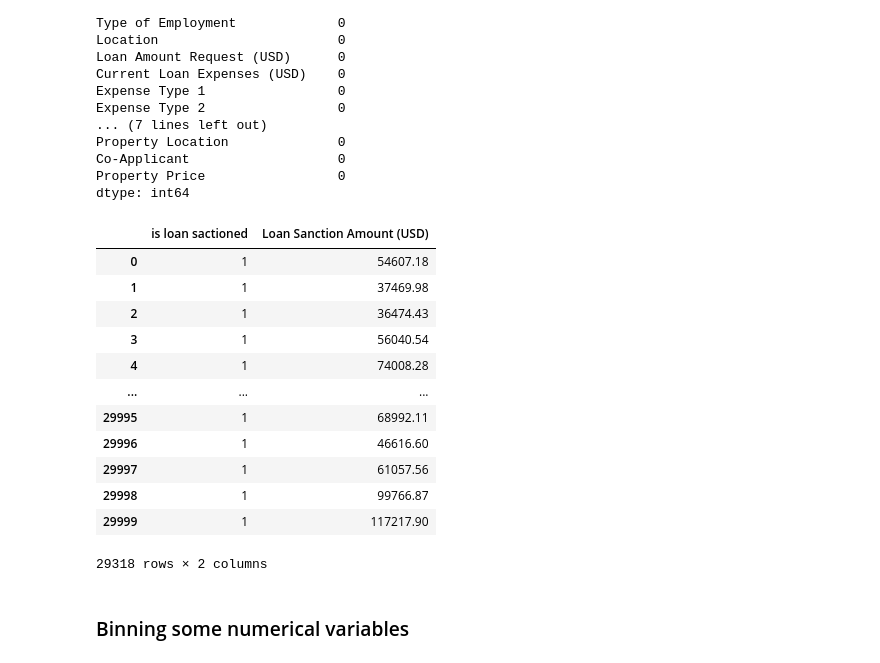
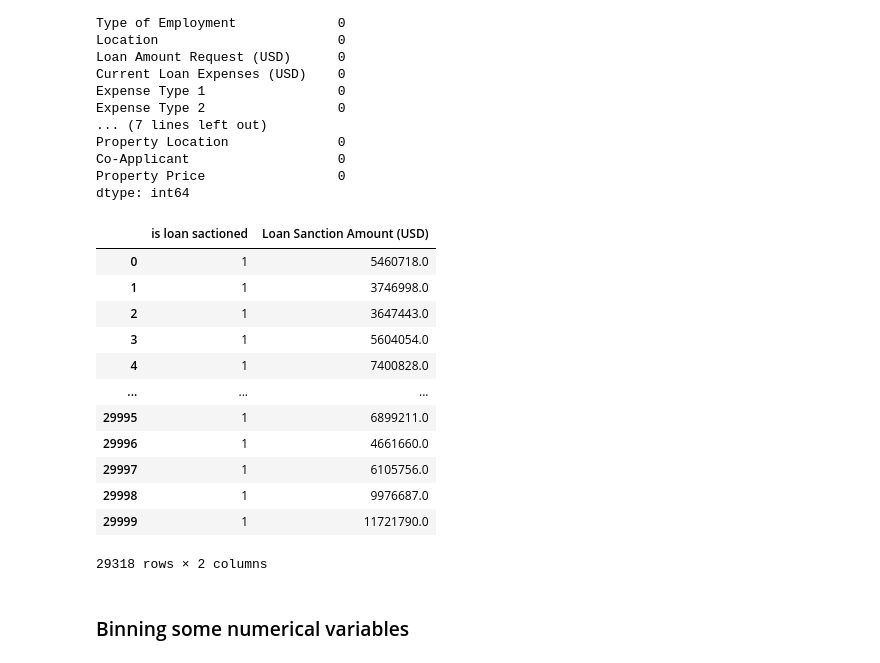
Before and after one commit to abhishekvraman/PythonCodes, a Jupyter notebook: practice.ipynb, the cells around one changed output. Saved outputs shown, nothing was run; the diff lists cells and outputs as text; code cells hidden in the pictures.

```diff
--- a/practice.ipynb
+++ b/practice.ipynb
@@ -478,6 +477,11 @@ df = test[test['Income (USD)'].isna()][['Income (USD)']]
 df2 = test[~test['Income (USD)'].isna()][['Income (USD)','Type of Employment']]
 for i in df.index:
     test.loc[i,'Income (USD)'] = df2[(df2['Type of Employment'] == test.at[i,'Type of Employment'])]['Income (USD)'].mean()
+# %%
+train = train[train['Income (USD)']<40000]
+test = test[test['Income (USD)']<40000]
+while train['Income (USD)'].min()>test['Income (USD)'].min():
+    test.loc[test['Income (USD)']==test['Income (USD)'].min(),'Income (USD)'] = train['Income (USD)'].min()
 # %%
 train.isnull().sum()
 # %% [output]
@@ -516,6 +520,7 @@ Name: Loan Sanction Amount (USD), Length: 21449, dtype: int64
 # %%
 train['Loan Sanction Amount (USD)'] = train['Loan Sanction Amount (USD)'].replace(-999,np.nan)
 train = train.dropna(subset=['Loan Sanction Amount (USD)'])
+train['Loan Sanction Amount (USD)'] = train['Loan Sanction Amount (USD)']*100
 # %%
 test.isnull().sum()
 # %% [output]
@@ -537,23 +542,25 @@ Co-Applicant                   0
 Property Price                 0
 dtype: int64
 # %%
+train['Loan Amount Request (USD)'] = train['Loan Amount Request (USD)'] * 100
+test['Loan Amount Request (USD)'] = test['Loan Amount Request (USD)'] * 100
 train['Loan Saction Fraction'] = round(train['Loan Sanction Amount (USD)']/train['Loan Amount Request (USD)'],3)
 train['is loan sactioned'] = 0
 train.loc[(train['Loan Sanction Amount (USD)'] > 0), ('is loan sactioned')] = 1
 train[['is loan sactioned','Loan Sanction Amount (USD)']]
 # %% [output]
 |  | is loan sactioned | Loan Sanction Amount (USD) |
-| 0 | 1 | 54607.18 |
-| 1 | 1 | 37469.98 |
-| 2 | 1 | 36474.43 |
-| 3 | 1 | 56040.54 |
-| 4 | 1 | 74008.28 |
+| 0 | 1 | 5460718.0 |
+| 1 | 1 | 3746998.0 |
+| 2 | 1 | 3647443.0 |
+| 3 | 1 | 5604054.0 |
+| 4 | 1 | 7400828.0 |
 | ... | ... | ... |
-| 29995 | 1 | 68992.11 |
-| 29996 | 1 | 46616.60 |
-| 29997 | 1 | 61057.56 |
-| 29998 | 1 | 99766.87 |
-| 29999 | 1 | 117217.90 |
+| 29995 | 1 | 6899211.0 |
+| 29996 | 1 | 4661660.0 |
+| 29997 | 1 | 6105756.0 |
+| 29998 | 1 | 9976687.0 |
+| 29999 | 1 | 11721790.0 |
 29318 rows × 2 columns
 # %% [markdown]
 ### Binning some numerical variables
```
Also changed, not shown: parts of 17 cells of this notebook.
